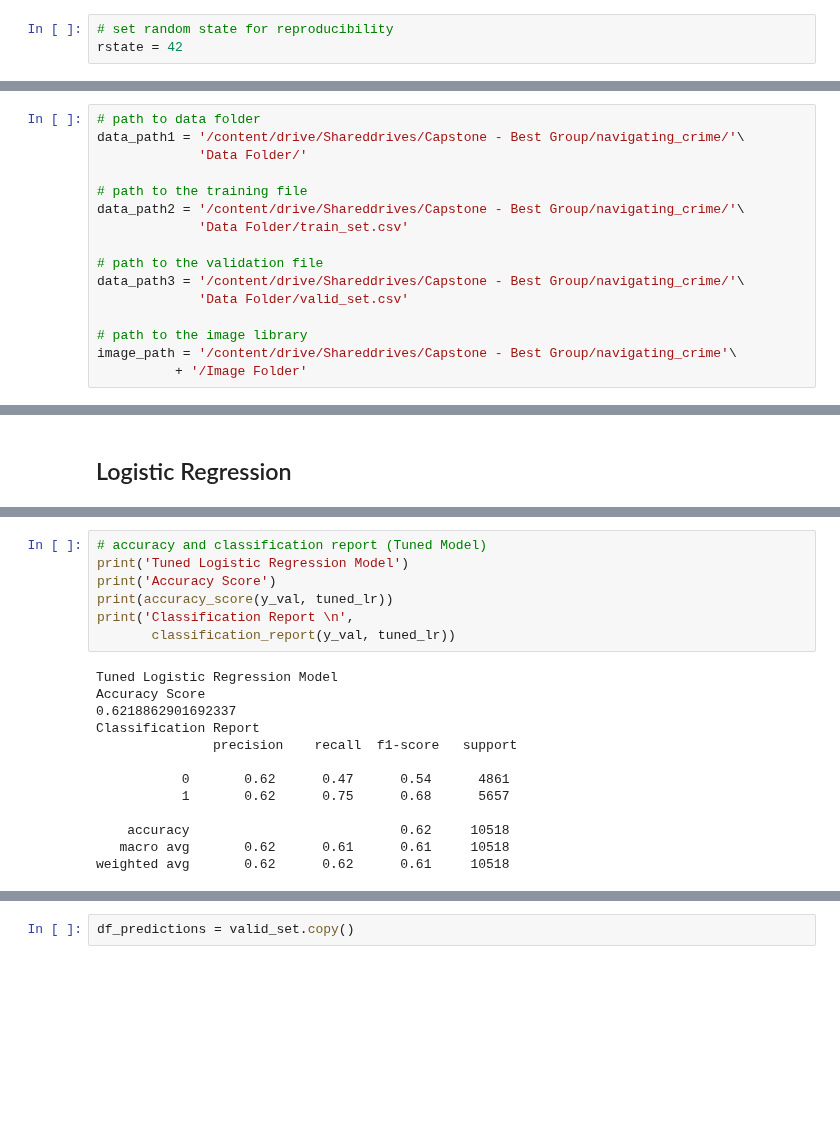
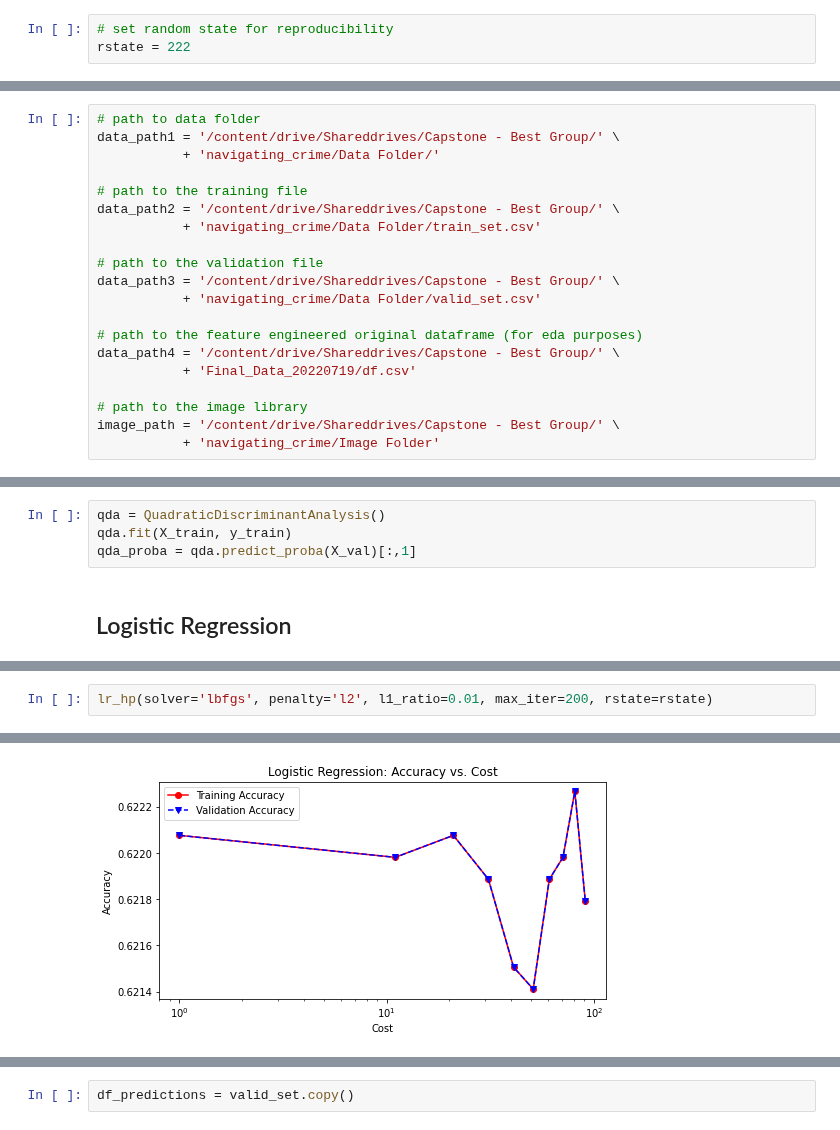
Before and after one commit to MSADS-Capstone/navigating_crime, a Jupyter notebook: Code Library/modeling.ipynb, the cells around one changed output, grey strips where cells are left out. Drawn from its saved outputs; the diff is of its cells as text; blank space fills up the shorter version.

Commit message:
updated folders (dashboard) and modeling

```diff
--- a/Code Library/modeling.ipynb
+++ b/Code Library/modeling.ipynb
@@ -46,6 +46,6 @@ confusion_matrix, plot_confusion_matrix, classification_report
 # %%
 # set random state for reproducibility
-rstate = 42
+rstate = 222
 # %%
 # check current working directory
 current_directory = os.getcwd()
@@ -56,20 +56,24 @@ current_directory
 ### Assign Paths to Folders
 # %%
 # path to data folder
-data_path1 = '/content/drive/Shareddrives/Capstone - Best Group/navigating_crime/'\
-             'Data Folder/'
+data_path1 = '/content/drive/Shareddrives/Capstone - Best Group/' \
+           + 'navigating_crime/Data Folder/'
 
 # path to the training file
-data_path2 = '/content/drive/Shareddrives/Capstone - Best Group/navigating_crime/'\
-             'Data Folder/train_set.csv'
+data_path2 = '/content/drive/Shareddrives/Capstone - Best Group/' \
+           + 'navigating_crime/Data Folder/train_set.csv'
 
 # path to the validation file
-data_path3 = '/content/drive/Shareddrives/Capstone - Best Group/navigating_crime/'\
-             'Data Folder/valid_set.csv'
+data_path3 = '/content/drive/Shareddrives/Capstone - Best Group/' \
+           + 'navigating_crime/Data Folder/valid_set.csv'
+
+# path to the feature engineered original dataframe (for eda purposes)
+data_path4 = '/content/drive/Shareddrives/Capstone - Best Group/' \
+           + 'Final_Data_20220719/df.csv'
 
 # path to the image library
-image_path = '/content/drive/Shareddrives/Capstone - Best Group/navigating_crime'\
-          + '/Image Folder'
+image_path = '/content/drive/Shareddrives/Capstone - Best Group/' \
+           + 'navigating_crime/Image Folder'
 # %%
 # bring in original dataframe only for join purposes
 train_set = pd.read_csv(data_path2).set_index('OBJECTID')
@@ -115,3 +100,7 @@ y_val = pd.DataFrame(valid_set['Crime_Code'])
+# %%
+qda = QuadraticDiscriminantAnalysis()
+qda.fit(X_train, y_train)
+qda_proba = qda.predict_proba(X_val)[:,1]
 # %% [markdown]
 ## Logistic Regression
 # %%
@@ -149,20 +153,3 @@ Cost = 50.00     Validation Accuracy = 0.62
-# %%
-# accuracy and classification report (Tuned Model)
-print('Tuned Logistic Regression Model')
-print('Accuracy Score')
-print(accuracy_score(y_val, tuned_lr))
-print('Classification Report \n',
-       classification_report(y_val, tuned_lr))
-# %% [output]
-Tuned Logistic Regression Model
-Accuracy Score
-0.6218862901692337
-Classification Report
-               precision    recall  f1-score   support
-
-           0       0.62      0.47      0.54      4861
-           1       0.62      0.75      0.68      5657
-
-    accuracy                           0.62     10518
-   macro avg       0.62      0.61      0.61     10518
-weighted avg       0.62      0.62      0.61     10518
+# %%
+lr_hp(solver='lbfgs', penalty='l2', l1_ratio=0.01, max_iter=200, rstate=rstate)
+# %% [output]
@@ -168,0 +173 @@ weighted avg       0.62      0.62      0.61     10518
+[figure, added]
```
Also changed, not shown: parts of 45 cells of this notebook, 6 other files.
